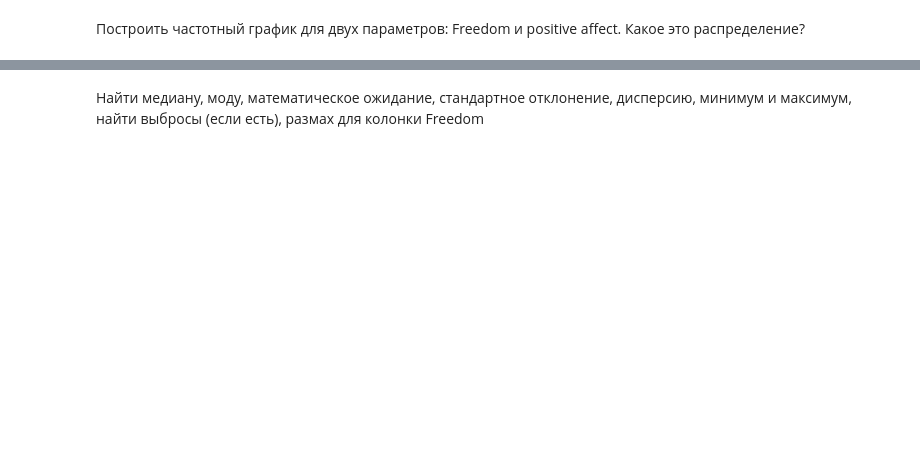
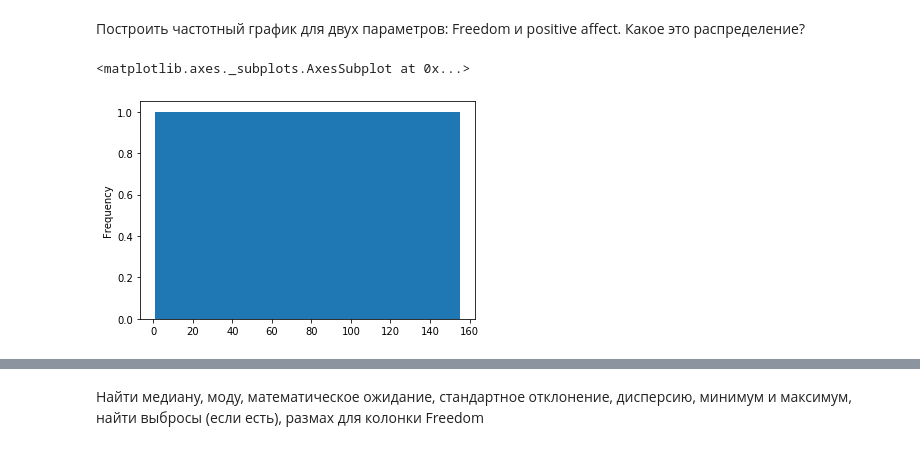
Before and after one commit to tadoran/netology_pyda, a Jupyter notebook: dz_1.ipynb, the cells around one changed output, grey strips where cells are left out. Saved outputs shown, nothing was run; the diff lists cells and outputs as text; code cells hidden in the pictures; blank space fills up the shorter version.

```diff
--- a/dz_1.ipynb
+++ b/dz_1.ipynb
@@ -38,2 +49,9 @@ The World Happiness Report is a landmark survey of the state of global happiness
 # %% [markdown]
 Построить частотный график для двух параметров: Freedom и positive affect. Какое это распределение?
+# %%
+# freedom.sort_values()
+freedom = df.Freedom
+df.Freedom.plot.hist(bins=len(df.Freedom)-1)
+# %% [output]
+<matplotlib.axes._subplots.AxesSubplot at 0x...>
+[figure, added]
```
Also changed, not shown: parts of 31 cells of this notebook, 1 other file.
